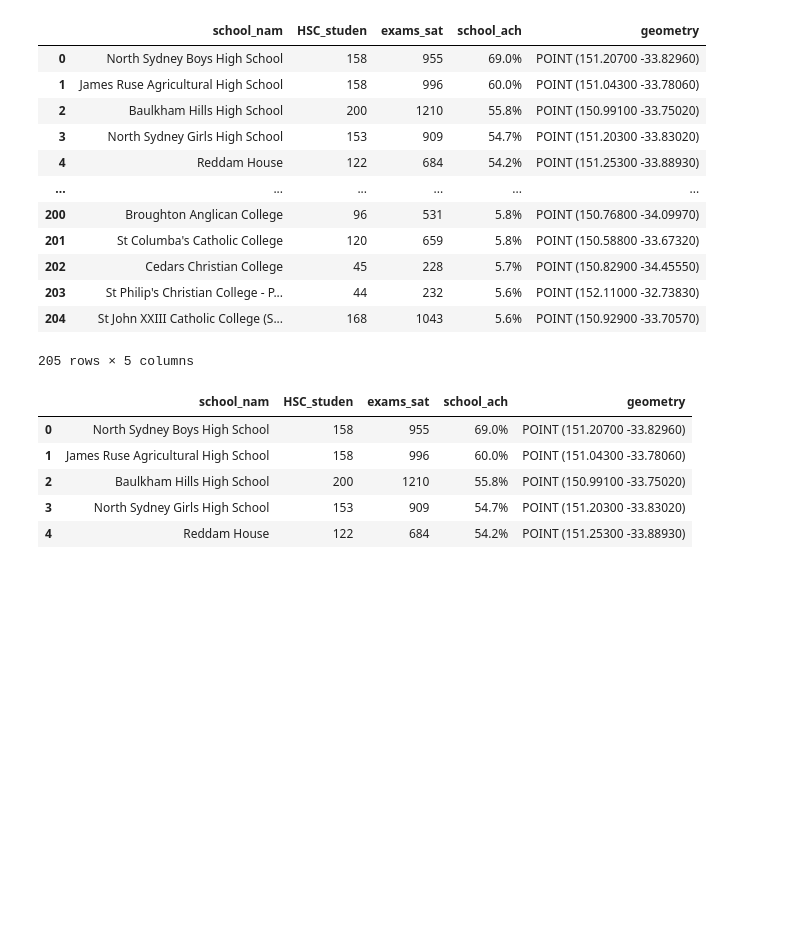
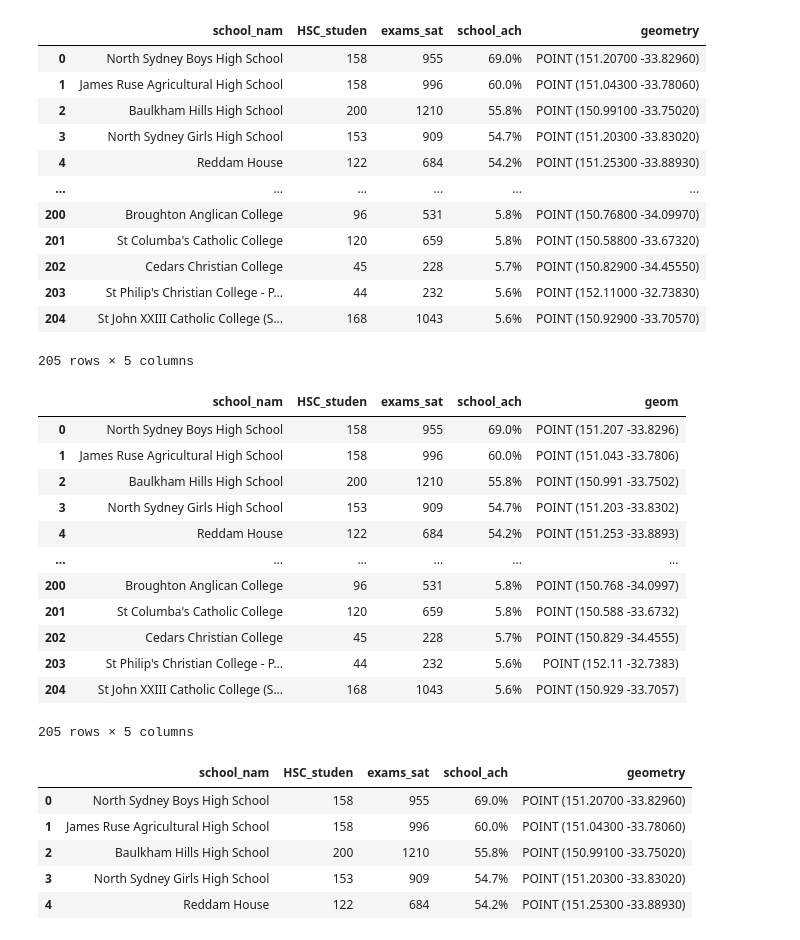
Before and after one commit to MichelangeloNardi/DATA2901--2024S1, a Jupyter notebook: Data Validation_JL.ipynb, the cells around one changed output. Saved outputs shown, nothing was run; the diff lists cells and outputs as text; code cells hidden in the pictures; blank space fills up the shorter version.

```diff
--- a/Data Validation_JL.ipynb
+++ b/Data Validation_JL.ipynb
@@ -1569,6 +1608,33 @@ school_complete_data2
 | 203 | St Philip's Christian College - P... | 44 | 232 | 5.6% | POINT (152.11000 -32.73830) |
 | 204 | St John XXIII Catholic College (S... | 168 | 1043 | 5.6% | POINT (150.92900 -33.70570) |
 205 rows × 5 columns
+# %%
+#transform to multipolygon
+srid = 4326
+
+def create_wkt_element(geom, srid):
+    if geom.geom_type == 'Polygon':
+        geom = MultiPolygon([geom])
+    return WKTElement(geom.wkt, srid)
+
+school_complete_data2og = school_complete_data2.copy()  # creating a copy of the original for laterog = df_school.copy()  # creating a copy of the original for later
+school_complete_data2['geom'] = school_complete_data2['geometry'].apply(lambda x: create_wkt_element(geom=x,srid=srid))  # applying the function
+school_complete_data2 = school_complete_data2.drop(columns="geometry")  # deleting the old copy
+school_complete_data2
+# %% [output]
+|  | school_nam | HSC_studen | exams_sat | school_ach | geom |
+| 0 | North Sydney Boys High School | 158 | 955 | 69.0% | POINT (151.207 -33.8296) |
+| 1 | James Ruse Agricultural High School | 158 | 996 | 60.0% | POINT (151.043 -33.7806) |
+| 2 | Baulkham Hills High School | 200 | 1210 | 55.8% | POINT (150.991 -33.7502) |
+| 3 | North Sydney Girls High School | 153 | 909 | 54.7% | POINT (151.203 -33.8302) |
+| 4 | Reddam House | 122 | 684 | 54.2% | POINT (151.253 -33.8893) |
+| ... | ... | ... | ... | ... | ... |
+| 200 | Broughton Anglican College | 96 | 531 | 5.8% | POINT (150.768 -34.0997) |
+| 201 | St Columba's Catholic College | 120 | 659 | 5.8% | POINT (150.588 -33.6732) |
+| 202 | Cedars Christian College | 45 | 228 | 5.7% | POINT (150.829 -34.4555) |
+| 203 | St Philip's Christian College - P... | 44 | 232 | 5.6% | POINT (152.11 -32.7383) |
+| 204 | St John XXIII Catholic College (S... | 168 | 1043 | 5.6% | POINT (150.929 -33.7057) |
+205 rows × 5 columns
 # %%
 # # reverse the longtitude and latitude to make sure the coordinates are correct
 # school_complete_data2['geometry'] = gpd.GeoSeries(school_complete_data2['geometry']).map(lambda polygon: shapely.ops.transform(lambda x, y: (y, x), polygon))
```
Also changed, not shown: parts of 19 cells of this notebook, 1 other file.
